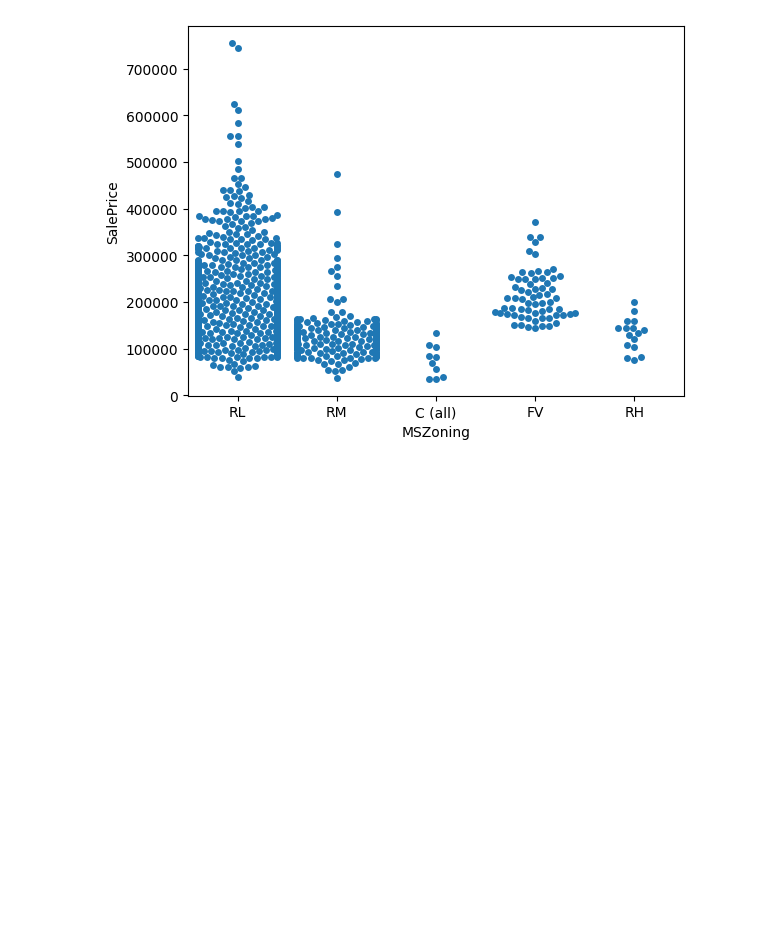
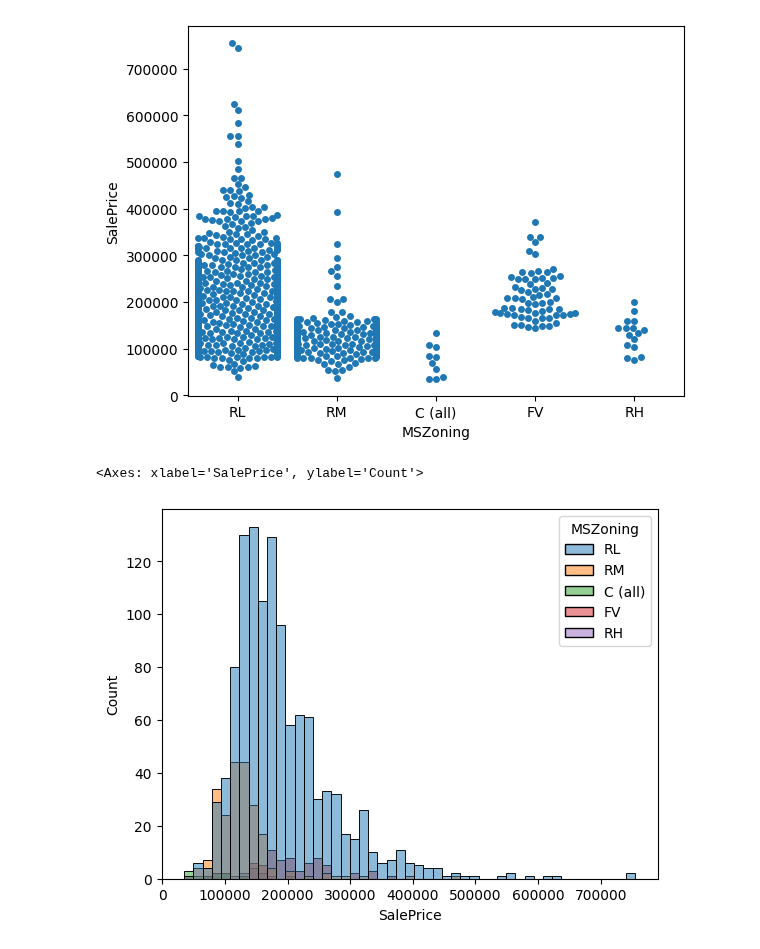
Before and after one commit to afrut/learn-ml, a Jupyter notebook: template/visualization.ipynb, the cells around one changed output. Saved outputs shown, nothing was run; the diff lists cells and outputs as text; code cells hidden in the pictures; blank space fills up the shorter version.

Commit message:
Historgrams and kde plots

```diff
--- a/template/visualization.ipynb
+++ b/template/visualization.ipynb
@@ -105,3 +105,9 @@ sns.swarmplot(x=df["MSZoning"],y=df["SalePrice"])
 # %% [output]
 <Axes: xlabel='MSZoning', ylabel='SalePrice'>
 [figure]
+# %%
+# Historgram
+sns.histplot(data=df, x="SalePrice", hue="MSZoning")
+# %% [output]
+<Axes: xlabel='SalePrice', ylabel='Count'>
+[figure, added]
```
Also changed, not shown: parts of 2 cells of this notebook, 1 other file.
